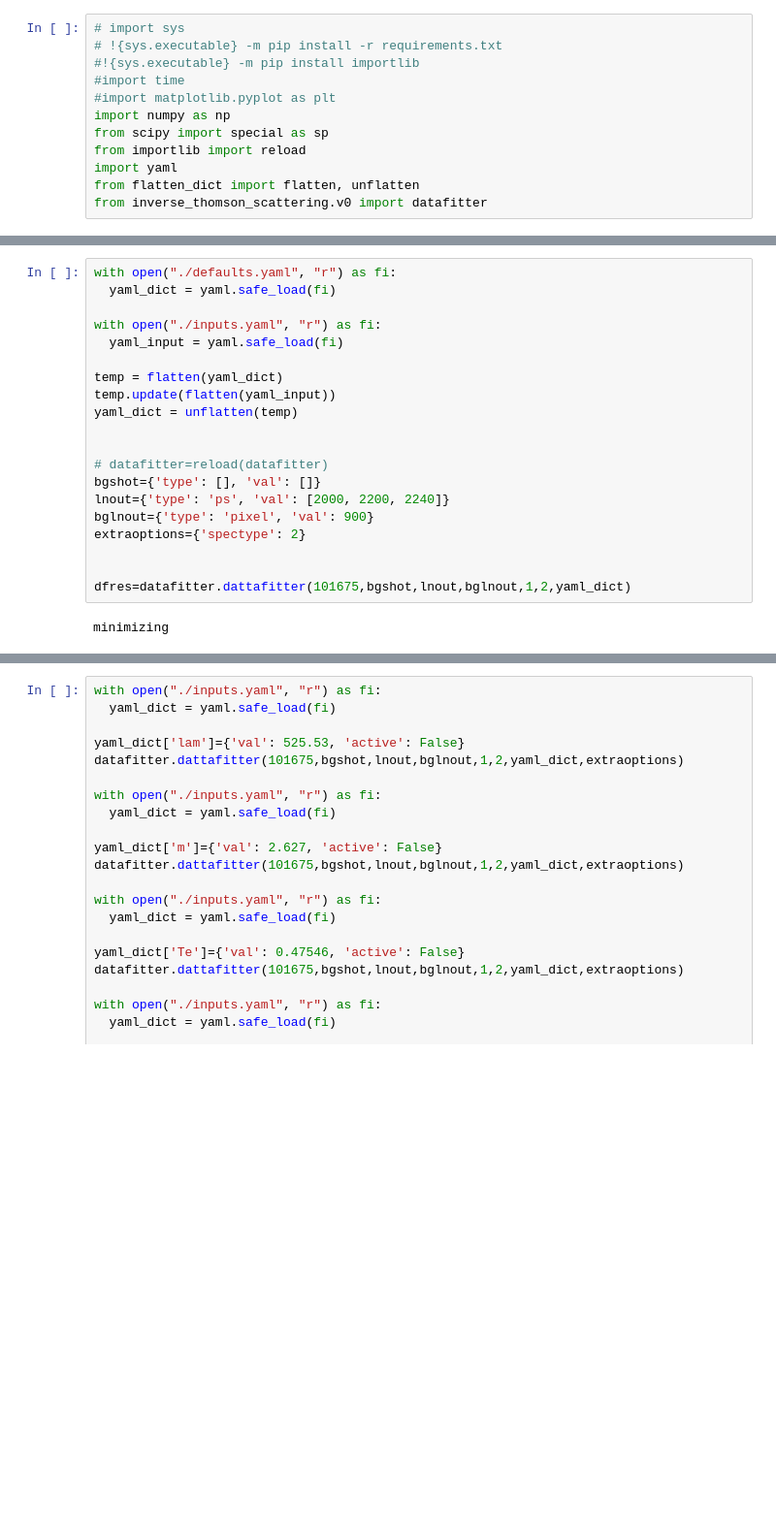
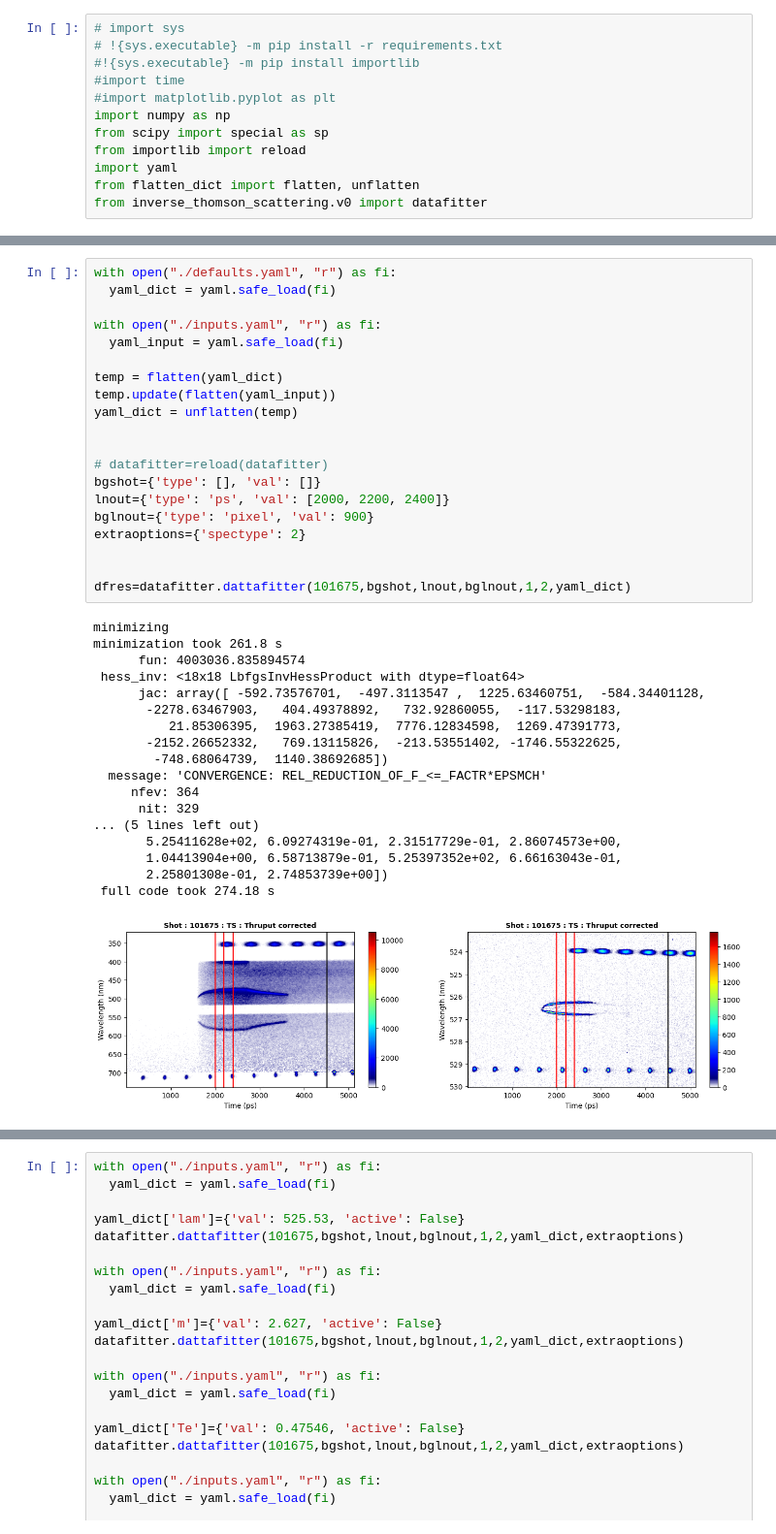
Before and after one commit to ergodicio/inverse-thomson-scattering, a Jupyter notebook: testdatafitter.ipynb, the cells around one changed output, grey strips where cells are left out. Shown at 97% size. Saved outputs shown, nothing was run; the diff lists cells and outputs as text; blank space fills up the shorter version.

```diff
--- a/testdatafitter.ipynb
+++ b/testdatafitter.ipynb
@@ -72,22 +105,39 @@ minimization took 134.27 s
 # %%
 with open("./defaults.yaml", "r") as fi:
   yaml_dict = yaml.safe_load(fi)
 
 with open("./inputs.yaml", "r") as fi:
   yaml_input = yaml.safe_load(fi)
 
 temp = flatten(yaml_dict)
 temp.update(flatten(yaml_input))
 yaml_dict = unflatten(temp)
 
 
 # datafitter=reload(datafitter)
 bgshot={'type': [], 'val': []}
-lnout={'type': 'ps', 'val': [2000, 2200, 2240]}
+lnout={'type': 'ps', 'val': [2000, 2200, 2400]}
 bglnout={'type': 'pixel', 'val': 900}
 extraoptions={'spectype': 2}
 
 
 dfres=datafitter.dattafitter(101675,bgshot,lnout,bglnout,1,2,yaml_dict)
 # %% [output]
 minimizing
+minimization took 261.8 s
+      fun: 4003036.835894574
+ hess_inv: <18x18 LbfgsInvHessProduct with dtype=float64>
+      jac: array([ -592.73576701,  -497.3113547 ,  1225.63460751,  -584.34401128,
+       -2278.63467903,   404.49378892,   732.92860055,  -117.53298183,
+          21.85306395,  1963.27385419,  7776.12834598,  1269.47391773,
+       -2152.26652332,   769.13115826,  -213.53551402, -1746.55322625,
+        -748.68064739,  1140.38692685])
+  message: 'CONVERGENCE: REL_REDUCTION_OF_F_<=_FACTR*EPSMCH'
+     nfev: 364
+      nit: 329
+... (5 lines left out)
+       5.25411628e+02, 6.09274319e-01, 2.31517729e-01, 2.86074573e+00,
+       1.04413904e+00, 6.58713879e-01, 5.25397352e+02, 6.66163043e-01,
+       2.25801308e-01, 2.74853739e+00])
+ full code took 274.18 s
+[figure, added]
```
Also changed, not shown: parts of 6 cells of this notebook, 4 other files.
